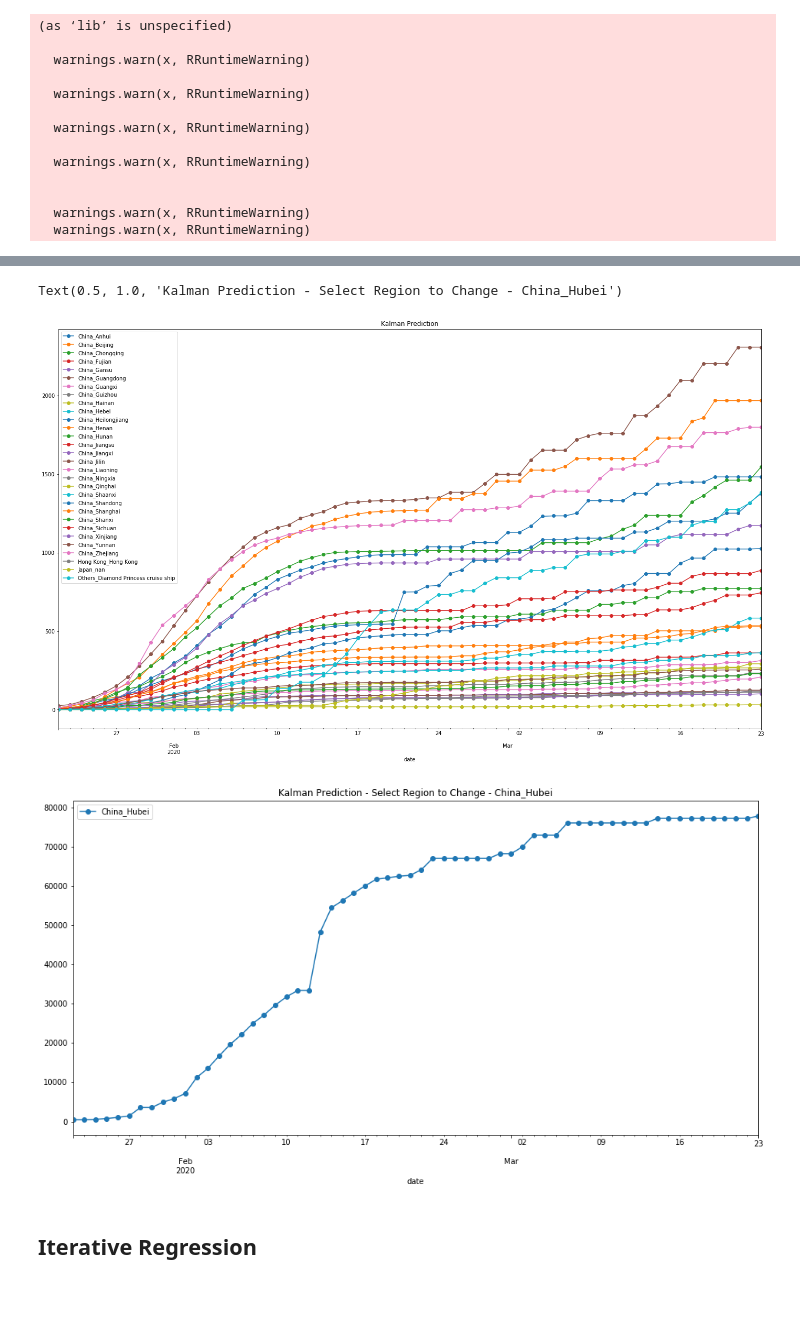
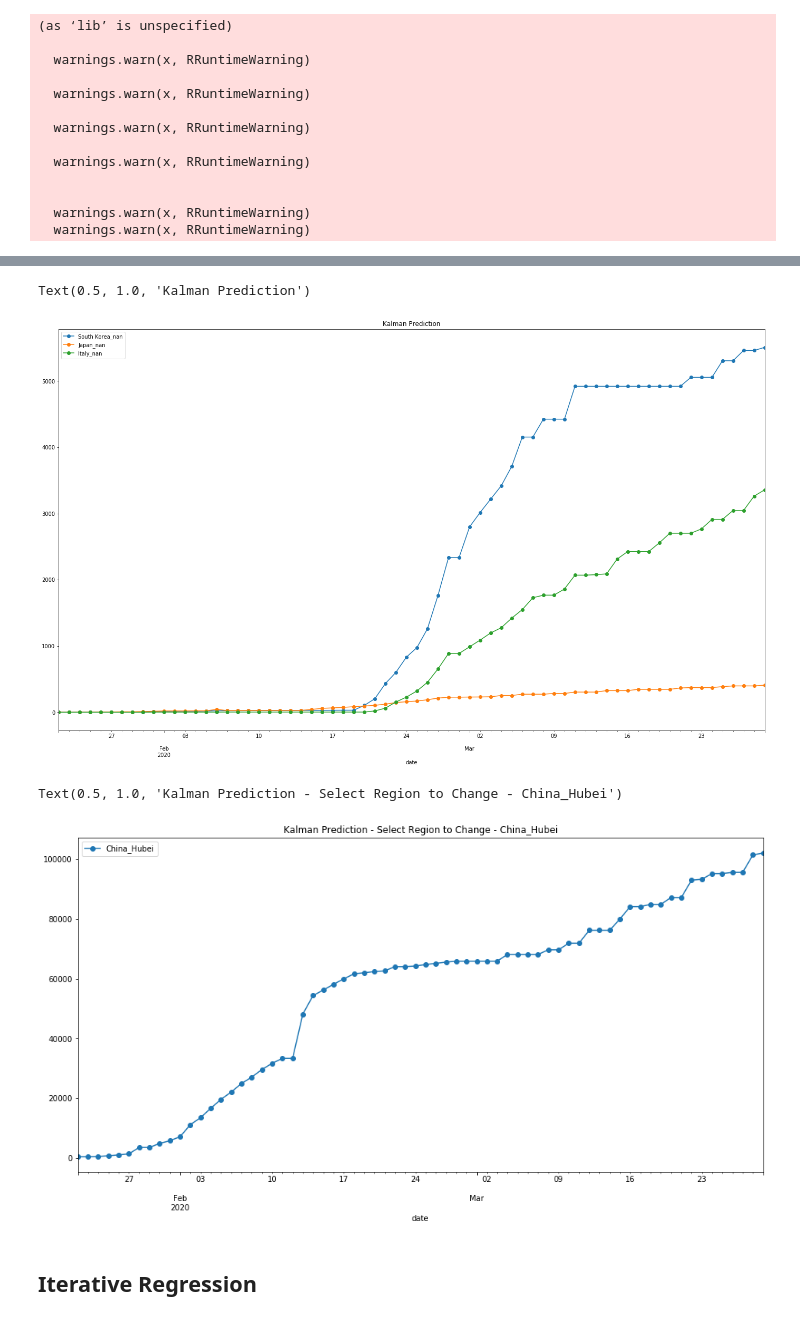
Before and after one commit to Rank23/COVID19, a Jupyter notebook: COVID19_Prediction.ipynb, the cells around one changed output, grey strips where cells are left out. Drawn from its saved outputs; the diff is of its cells as text; code cells hidden in the pictures; blank space fills up the shorter version.

```diff
--- a/COVID19_Prediction.ipynb
+++ b/COVID19_Prediction.ipynb
@@ -788,7 +871,7 @@ require(pracma)
 require(Metrics)
 require(readr)
 library(reshape)
-all<- read_csv("/content/drive/My Drive/Colab Notebooks/Optimization Course/ts_r.csv")
+all<- read_csv("/content/drive/My Drive/COVID19/COVID19/ts_r.csv")
 all$X1<-NULL
 for (i in 1:30) { # Set i days prediction
   if( i>1) {all<-all_new}
@@ -879,57 +961,23 @@ cols(
 all_new=%R all_new
 # %%
 all_new['date']=pd.to_datetime(all_new['date'],unit='d')
-# %%
-# ['Australia_New South Wales', 'Australia_Queensland',
-#        'Australia_South Australia', 'Australia_Victoria', 'Belgium_nan',
-#        'Cambodia_nan', 'Canada_British Columbia', 'Canada_London, ON',
-#        'Canada_Toronto, ON', 'China_Anhui', 'China_Beijing',
-#        'China_Chongqing', 'China_Fujian', 'China_Gansu',
-#        'China_Guangdong', 'China_Guangxi', 'China_Guizhou',
-#        'China_Hainan', 'China_Hebei', 'China_Heilongjiang', 'China_Henan',
-#        'China_Hubei', 'China_Hunan', 'China_Inner Mongolia',
-#        'China_Jiangsu', 'China_Jiangxi', 'China_Jilin', 'China_Liaoning',
-#        'China_Ningxia', 'China_Qinghai', 'China_Shaanxi',
-#        'China_Shandong', 'China_Shanghai', 'China_Shanxi',
-#        'China_Sichuan', 'China_Tianjin', 'China_Tibet', 'China_Xinjiang',
-#        'China_Yunnan', 'China_Zhejiang', 'Egypt_nan', 'Finland_nan',
-#        'France_nan', 'Germany_nan', 'Hong Kong_Hong Kong', 'India_nan',
-#        'Italy_nan', 'Japan_nan', 'Macau_Macau', 'Malaysia_nan',
-#        'Nepal_nan', 'Others_Diamond Princess cruise ship',
-#        'Philippines_nan', 'Russia_nan', 'Singapore_nan',
-#        'South Korea_nan', 'Spain_nan', 'Sri Lanka_nan', 'Sweden_nan',
-#        'Taiwan_Taiwan', 'Thailand_nan', 'UK_nan',
-#        'United Arab Emirates_nan', 'Unites States_Boston, MA',
-#        'Unites States_Chicago, IL', 'Unites States_Los Angeles, CA',
-#        'Unites States_Madison, WI', 'Unites States_Orange, CA',
-#        'Unites States_San Antonio, TX', 'Unites States_San Benito, CA',
-#        'Unites States_San Diego County, CA',
-#        'Unites States_Santa Clara, CA', 'Unites States_Seattle, WA',
-#        'Unites States_Tempe, AZ', 'Vietnam_nan']
-# Select region
-region=['date','China_Anhui', 'China_Beijing',
-       'China_Chongqing', 'China_Fujian', 'China_Gansu',
-       'China_Guangdong', 'China_Guangxi', 'China_Guizhou',
-       'China_Hainan', 'China_Hebei', 'China_Heilongjiang', 'China_Henan','China_Hunan',
-       'China_Jiangsu', 'China_Jiangxi', 'China_Jilin', 'China_Liaoning',
-       'China_Ningxia', 'China_Qinghai', 'China_Shaanxi',
-       'China_Shandong', 'China_Shanghai', 'China_Shanxi',
-       'China_Sichuan',  'China_Xinjiang',
-       'China_Yunnan', 'China_Zhejiang',
-        'Hong Kong_Hong Kong','Japan_nan','Others_Diamond Princess cruise ship']
-p_kalman=all_new[region]
-#p=all_new
-#p.iloc[len(p)-1,2]=None
-p_kalman=p_kalman.set_index(['date'])
-p_kalman.iloc[:,:].plot(marker='o',figsize=(24,14)).set_title('Kalman Prediction')
-
-p_kalman2=all_new[['date','China_Hubei']]
-p_kalman2=p_kalman2.set_index(['date'])
-p_kalman2.iloc[:,:].plot(marker='o',figsize=(16,8)).set_title('Kalman Prediction - Select Region to Change - {}'.format(p_kalman2.columns[0]))
-# %% [output]
-Text(0.5, 1.0, 'Kalman Prediction - Select Region to Change - China_Hubei')
-[figure, removed]
-[figure, removed]
+# %%
+region = ['date', "South Korea_nan", "Japan_nan", "Italy_nan"]
+p_kalman=all_new[region]
+#p=all_new
+#p.iloc[len(p)-1,2]=None
+p_kalman=p_kalman.set_index(['date'])
+p_kalman.iloc[:,:].plot(marker='o',figsize=(24,14)).set_title('Kalman Prediction')
+# %% [output]
+Text(0.5, 1.0, 'Kalman Prediction')
+[figure, added]
+# %%
+p_kalman2=all_new[['date','China_Hubei']]
+p_kalman2=p_kalman2.set_index(['date'])
+p_kalman2.iloc[:,:].plot(marker='o',figsize=(16,8)).set_title('Kalman Prediction - Select Region to Change - {}'.format(p_kalman2.columns[0]))
+# %% [output]
+Text(0.5, 1.0, 'Kalman Prediction - Select Region to Change - China_Hubei')
+[figure, added]
 # %%
 # t.to_csv(r't.csv')
 # %% [markdown]
```
Also changed, not shown: parts of 15 cells of this notebook.
